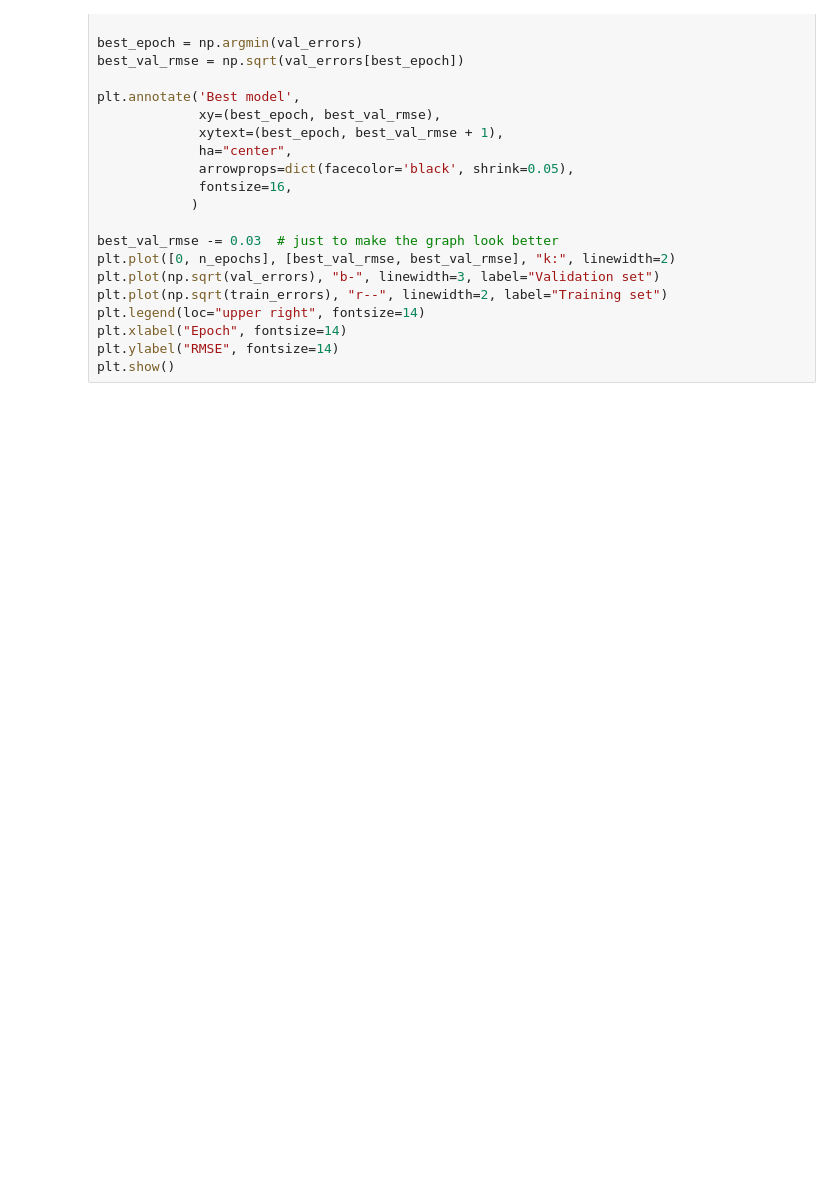
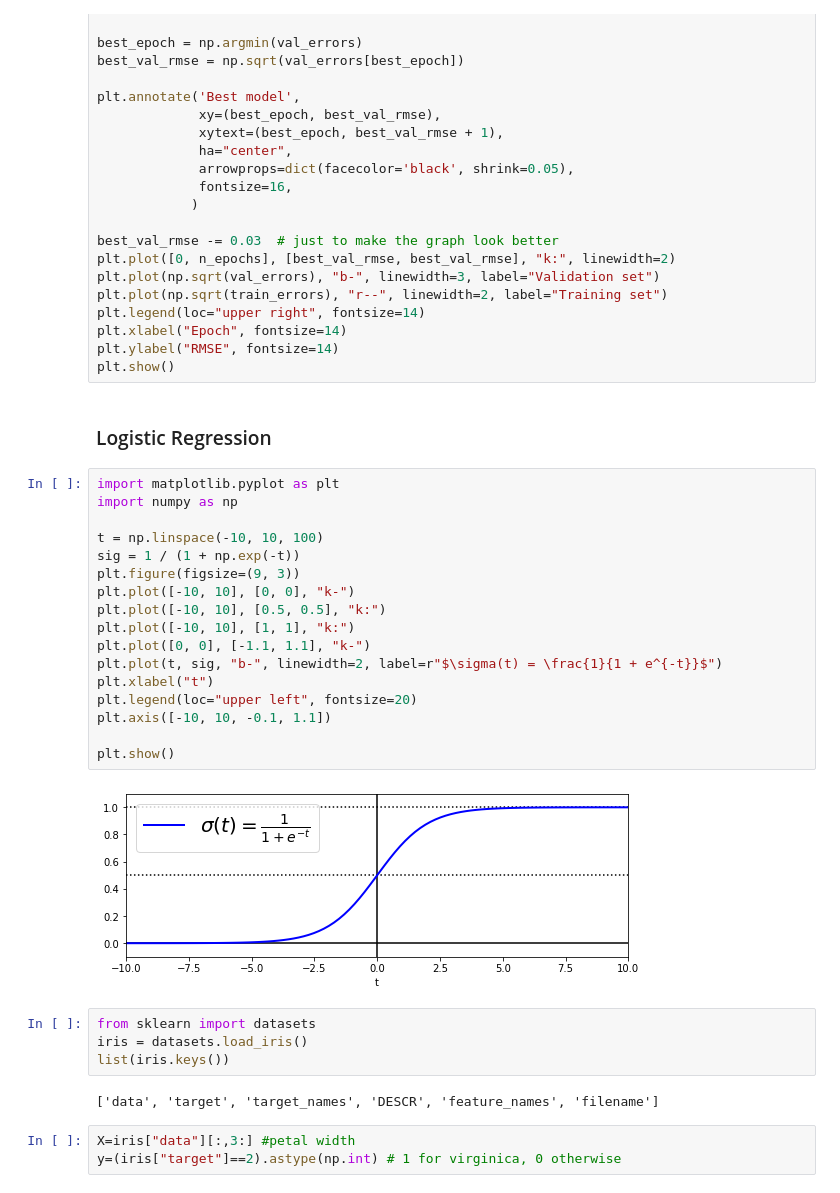
Before and after one commit to tsadams1973/jupyter-ml-practice, a Jupyter notebook: linear-models-etc.ipynb, the cells around one changed output. Saved outputs shown, nothing was run; the diff lists cells and outputs as text; blank space fills up the shorter version.

```diff
--- a/linear-models-etc.ipynb
+++ b/linear-models-etc.ipynb
@@ -437,3 +437,33 @@ plt.legend(loc="upper right", fontsize=14)
 plt.xlabel("Epoch", fontsize=14)
 plt.ylabel("RMSE", fontsize=14)
 plt.show()
+# %% [markdown]
+### Logistic Regression
+# %%
+import matplotlib.pyplot as plt
+import numpy as np
+
+t = np.linspace(-10, 10, 100)
+sig = 1 / (1 + np.exp(-t))
+plt.figure(figsize=(9, 3))
+plt.plot([-10, 10], [0, 0], "k-")
+plt.plot([-10, 10], [0.5, 0.5], "k:")
+plt.plot([-10, 10], [1, 1], "k:")
+plt.plot([0, 0], [-1.1, 1.1], "k-")
+plt.plot(t, sig, "b-", linewidth=2, label=r"$\sigma(t) = \frac{1}{1 + e^{-t}}$")
+plt.xlabel("t")
+plt.legend(loc="upper left", fontsize=20)
+plt.axis([-10, 10, -0.1, 1.1])
+
+plt.show()
+# %% [output]
+[figure, added]
+# %%
+from sklearn import datasets
+iris = datasets.load_iris()
+list(iris.keys())
+# %% [output]
+['data', 'target', 'target_names', 'DESCR', 'feature_names', 'filename']
+# %%
+X=iris["data"][:,3:] #petal width
+y=(iris["target"]==2).astype(np.int) # 1 for virginica, 0 otherwise
```
Also changed, not shown: parts of 5 cells of this notebook.
